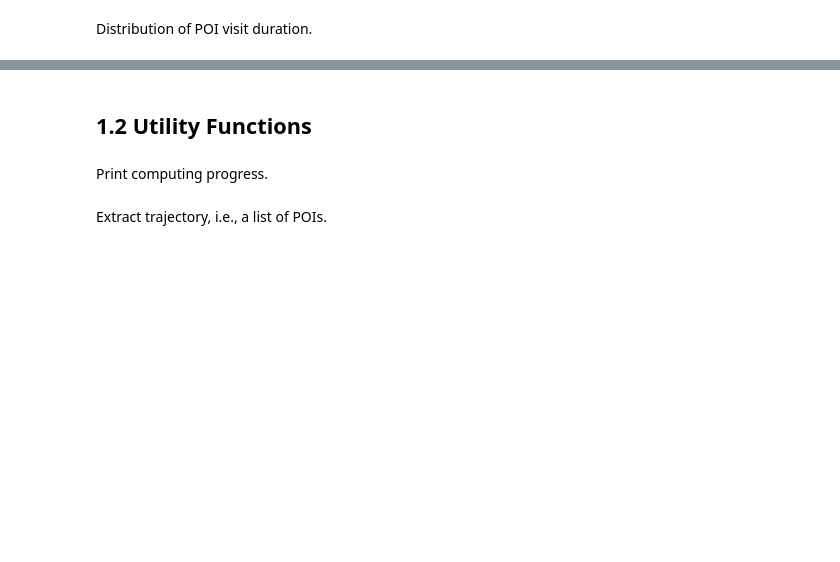
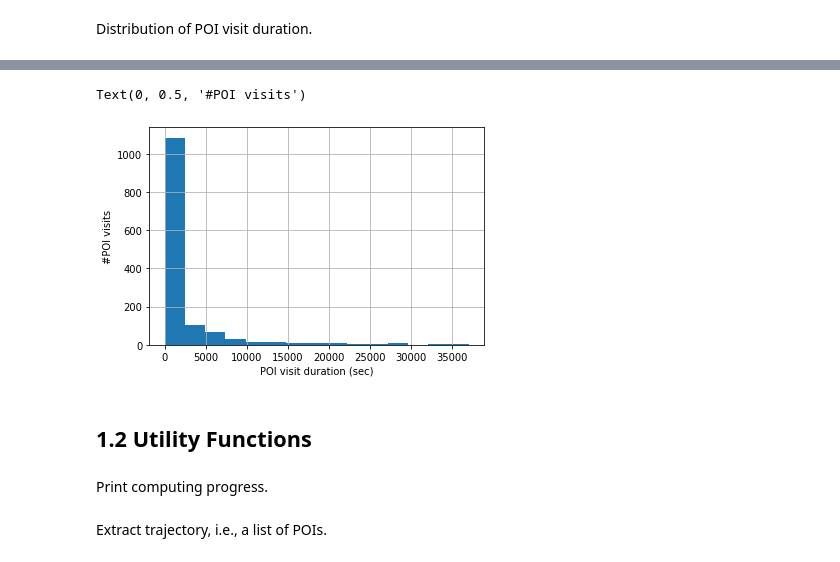
Before and after one commit to plevice/edd, a Jupyter notebook: rank_markov.ipynb, the cells around one changed output, grey strips where cells are left out. Drawn from its saved outputs; the diff is of its cells as text; code cells hidden in the pictures; blank space fills up the shorter version.

```diff
--- a/rank_markov.ipynb
+++ b/rank_markov.ipynb
@@ -130,3 +175,15 @@ ax.set_xlabel('POI visit duration (sec)'); ax.set_ylabel('#POI visits')
+# %%
+#Tobi:
+#Distribution makes zero sense in this way
+#Better this way:
+ax = traj_all['poiDuration'].hist(bins=15)
+ax.set_xlabel('POI visit duration (sec)'); ax.set_ylabel('#POI visits')
+
+#many 0 values -> why? I guess duration is calculated from photos
+# if you take only 1 photo (start and endtime are the same)
+# %% [output]
+Text(0, 0.5, '#POI visits')
+[figure, added]
 # %% [markdown]
 ## 1.2 Utility Functions
 # %% [markdown]
```
Also changed, not shown: parts of 46 cells of this notebook, 16 other files.
